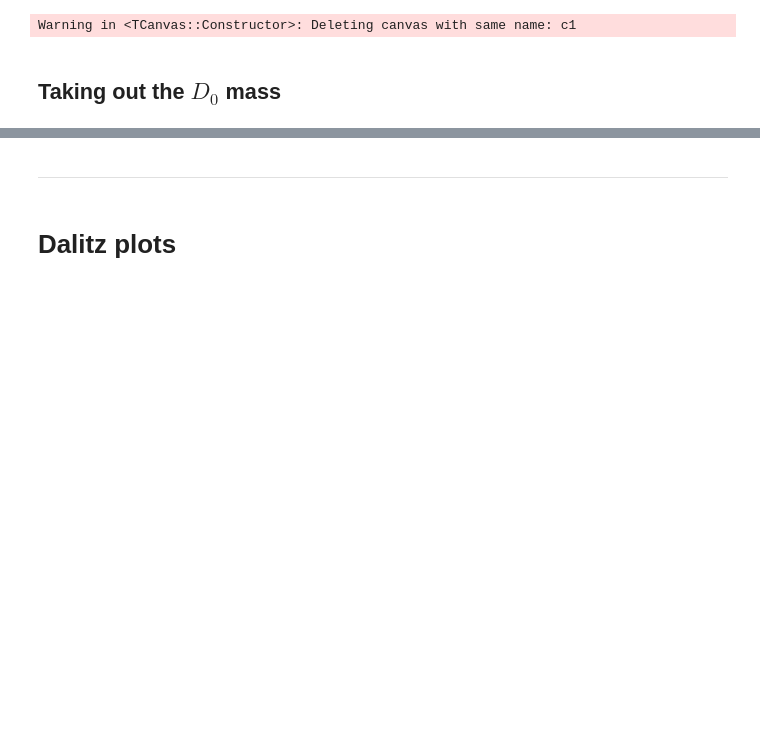
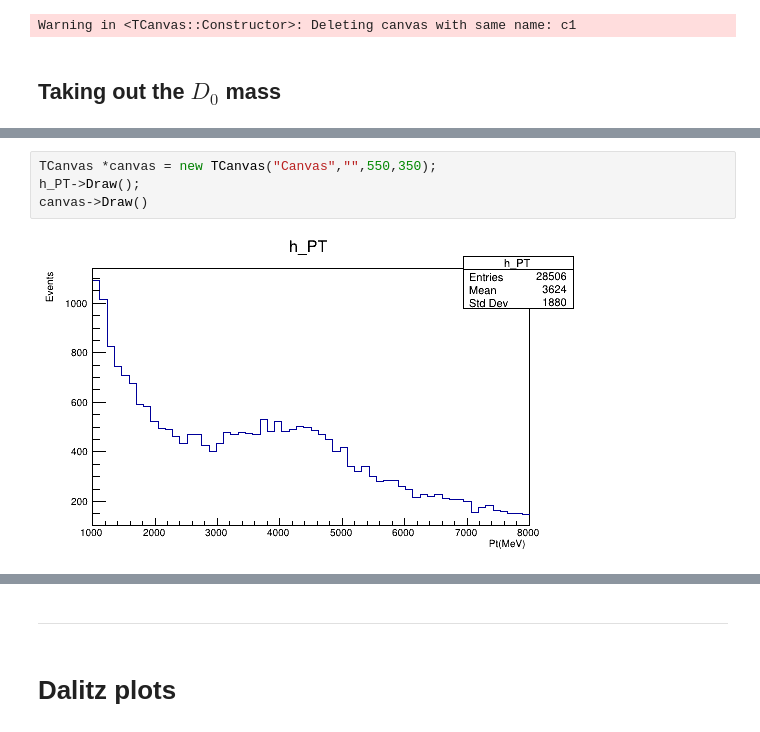
Before and after one commit to jjpereirab/B2HHH_2022_1, a Jupyter notebook: root_KKpi.ipynb, the cells around one changed output, grey strips where cells are left out. Cells and saved outputs as stored; diff of their text form; blank space fills up the shorter version.

```diff
--- a/root_KKpi.ipynb
+++ b/root_KKpi.ipynb
@@ -279,3 +397,9 @@ Warning in <TROOT::Append>: Replacing existing TH1: h_Mpi_plus (Potential memory
 Warning in <TROOT::Append>: Replacing existing TH1: h_Mka_plus (Potential memory leak).
 Warning in <TROOT::Append>: Replacing existing TH1: h_Mpi_minus (Potential memory leak).
 Warning in <TROOT::Append>: Replacing existing TH1: h_Mka_minus (Potential memory leak).
+# %%
+TCanvas *canvas = new TCanvas("Canvas","",550,350);
+h_PT->Draw();
+canvas->Draw()
+# %% [output]
+[figure, added]
```
Also changed, not shown: parts of 7 cells of this notebook, 2 other files.
